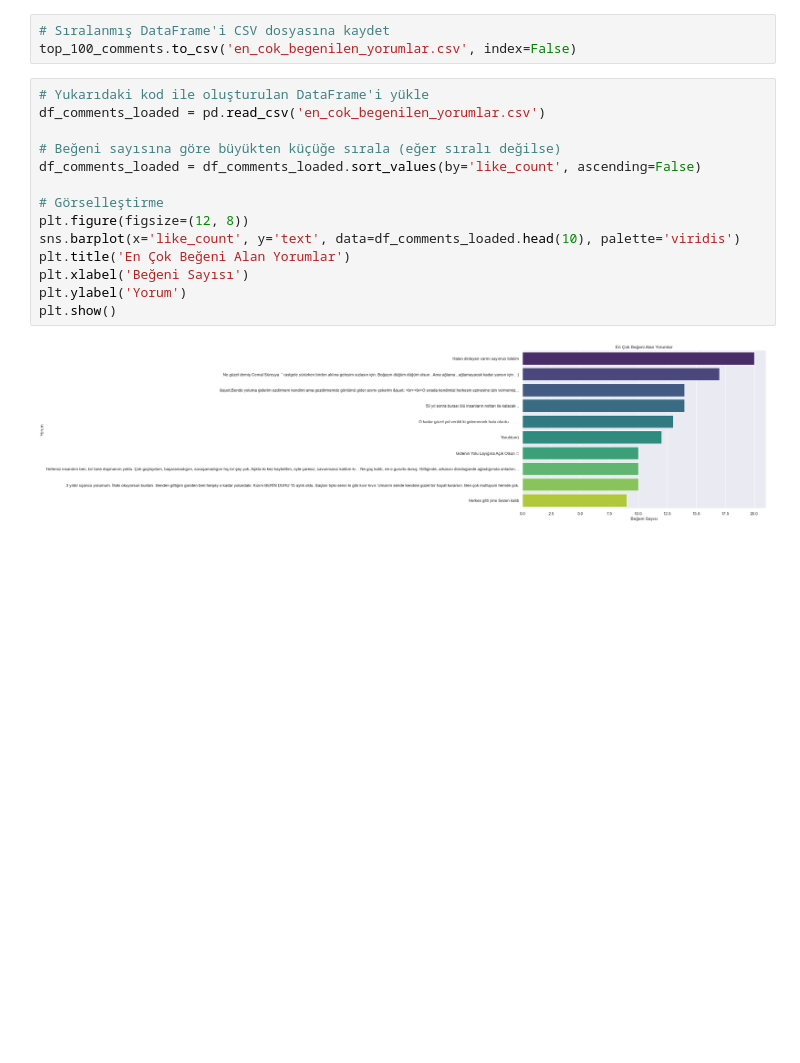
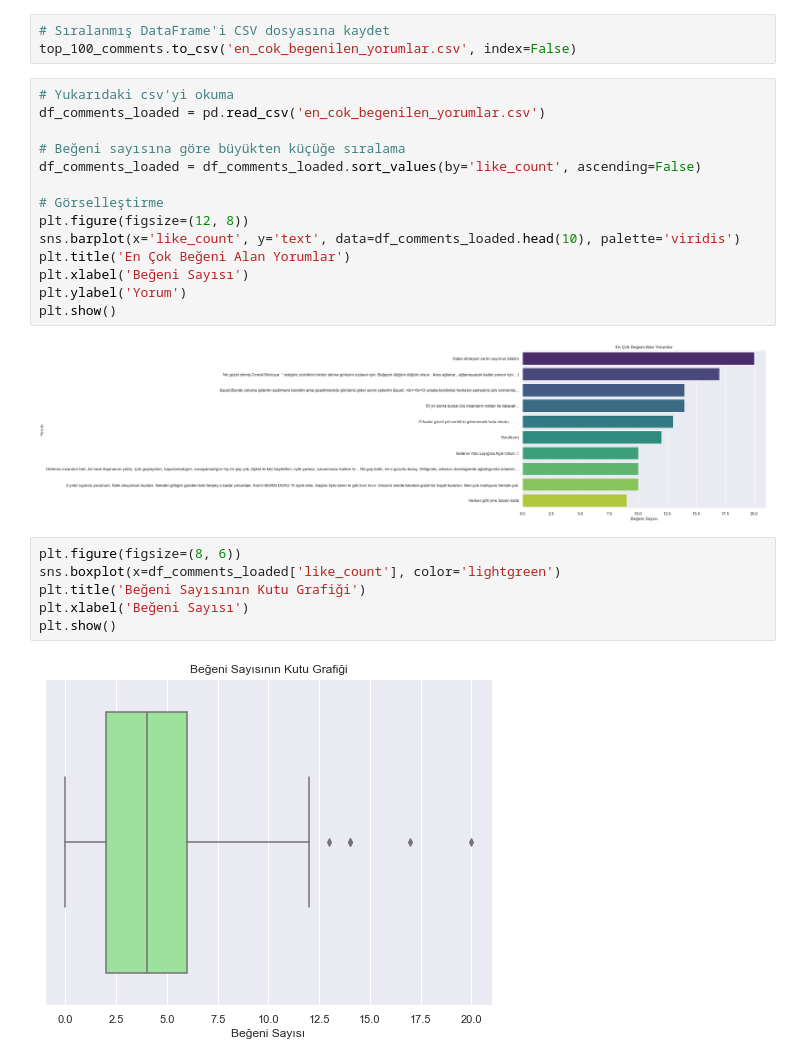
Before and after one commit to BusraSarikaya1/youtube-api-project, a Jupyter notebook: analysis.ipynb, the cells around one changed output. Drawn from its saved outputs; the diff is of its cells as text; blank space fills up the shorter version.

Commit message:
added last visualization

```diff
--- a/analysis.ipynb
+++ b/analysis.ipynb
@@ -370,10 +370,10 @@ top_100_comments
 # Sıralanmış DataFrame'i CSV dosyasına kaydet
 top_100_comments.to_csv('en_cok_begenilen_yorumlar.csv', index=False)
 # %%
-# Yukarıdaki kod ile oluşturulan DataFrame'i yükle
+# Yukarıdaki csv'yi okuma
 df_comments_loaded = pd.read_csv('en_cok_begenilen_yorumlar.csv')
 
-# Beğeni sayısına göre büyükten küçüğe sırala (eğer sıralı değilse)
+# Beğeni sayısına göre büyükten küçüğe sıralama
 df_comments_loaded = df_comments_loaded.sort_values(by='like_count', ascending=False)
 
 # Görselleştirme
@@ -385,3 +385,11 @@ plt.ylabel('Yorum')
 plt.show()
 # %% [output]
 [figure]
+# %%
+plt.figure(figsize=(8, 6))
+sns.boxplot(x=df_comments_loaded['like_count'], color='lightgreen')
+plt.title('Beğeni Sayısının Kutu Grafiği')
+plt.xlabel('Beğeni Sayısı')
+plt.show()
+# %% [output]
+[figure, added]
```
Also changed, not shown: parts of 1 cell of this notebook.
